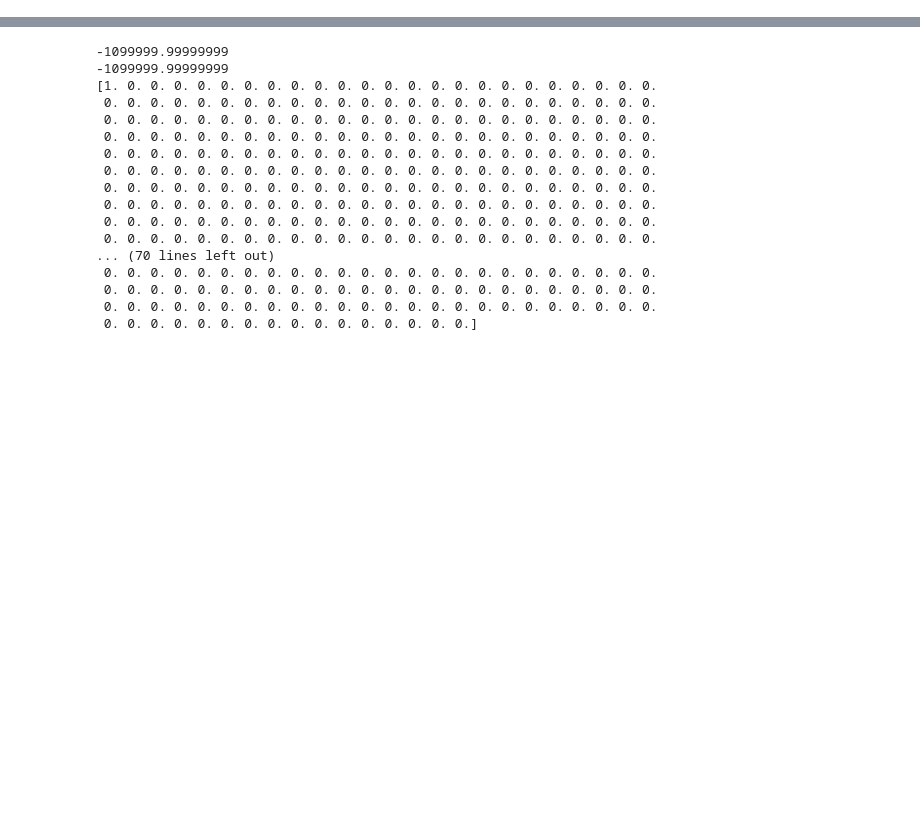
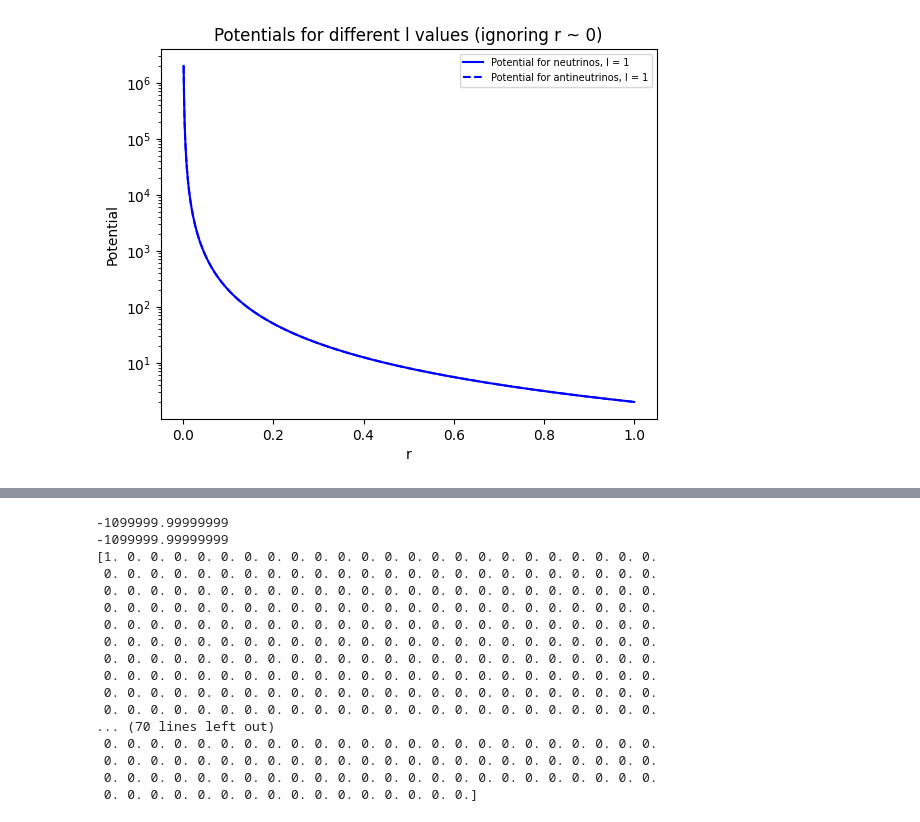
Before and after one commit to Nathan-Gershengorn/CnuB-optics, a Jupyter notebook: 1D_stuff/1D_Saarik_graph.ipynb, the cells around one changed output, grey strips where cells are left out. Cells and saved outputs as stored; diff of their text form; code cells hidden in the pictures; blank space fills up the shorter version.

```diff
--- a/1D_stuff/1D_Saarik_graph.ipynb
+++ b/1D_stuff/1D_Saarik_graph.ipynb
@@ -22,6 +35,7 @@ earth_cutoff = 3E13 / distance
 # %%
 # define derivative matrices
-def first_deriv(N, distance):
+
+def first_deriv(N, r):
     diags0 = np.zeros(N)
 
     ddr = np.diag(diags0)
@@ -32,13 +46,13 @@ def first_deriv(N, distance):
         if i != ddr.shape[0]-1:
             ddr[i,i+1] = 1
 
-    delta_x = distance / N
+    delta_x = r[1] - r[0]
 
     return ddr / (2 * delta_x)
 
 
 
-def second_deriv(N, distance):
+def second_deriv(N, r):
     diags2 = np.full(N, 2)
 
     d2dr = np.diag(diags2)
@@ -49,6 +63,11 @@ def second_deriv(N, distance):
         if i != d2dr.shape[0]-1:
             d2dr[i,i+1] = -1
 
-    delta_x = distance / N
+    delta_x =  r[1] - r[0]
 
     return d2dr / (delta_x**2)
+
+def normalize(psi):
+    norm = np.sqrt(np.sum(np.abs(psi)**2))  # Compute the norm of the vector
+    psi_norm = psi / norm  # Normalize the vector
+    return psi_norm
@@ -54,0 +126,41 @@ def second_deriv(N, distance):
+# %%
+def plot_potentials(N, l_values):
+
+    global r_values
+
+    r_values = np.linspace(0.001, distance, N)
+
+    # Create a list of colors for the different l values
+    colors = ['blue', 'green', 'red', 'purple', 'orange']
+
+    for i, l in enumerate(l_values):
+        # Calculate the potential matrices
+        potential_nu = Hamiltonian_nu_25(N, r_values, l)
+        potential_antinu = Hamiltonian_antinu_25(N, r_values, l)
+
+        # Extract the diagonal values
+        V_nu = np.diag(potential_nu)
+        V_antinu = np.diag(potential_antinu)
+
+        # Plot the potentials
+        plt.plot(r_values, V_nu, color=colors[i], label=f'Potential for neutrinos, l = {l}')
+        plt.plot(r_values, V_antinu, color=colors[i], linestyle='dashed', label=f'Potential for antineutrinos, l = {l}')
+
+    plt.xlabel('r')
+    plt.ylabel('Potential')
+    plt.yscale('log')
+    #plt.ylim(7.8125E3, 7.814E3)
+    plt.title('Potentials for different l values (ignoring r ~ 0)')
+    plt.hlines(3.9E-17, xmin=0, xmax=distance, linestyle='dashed', color='black')
+    #plt.hlines(-4.9e-16, xmin=0, xmax=distance, linestyle='dashed', color='black')
+
+    # Adjust legend size and position
+    plt.legend(fontsize=7, loc='upper right')
+
+    plt.savefig('1D_plots/potentials.png')
+    plt.show()
+
+# Call the function with a list of l values
+plot_potentials(10000, [1])
+# %% [output]
+[figure, added]
```
Also changed, not shown: parts of 19 cells of this notebook, 5 other files.
